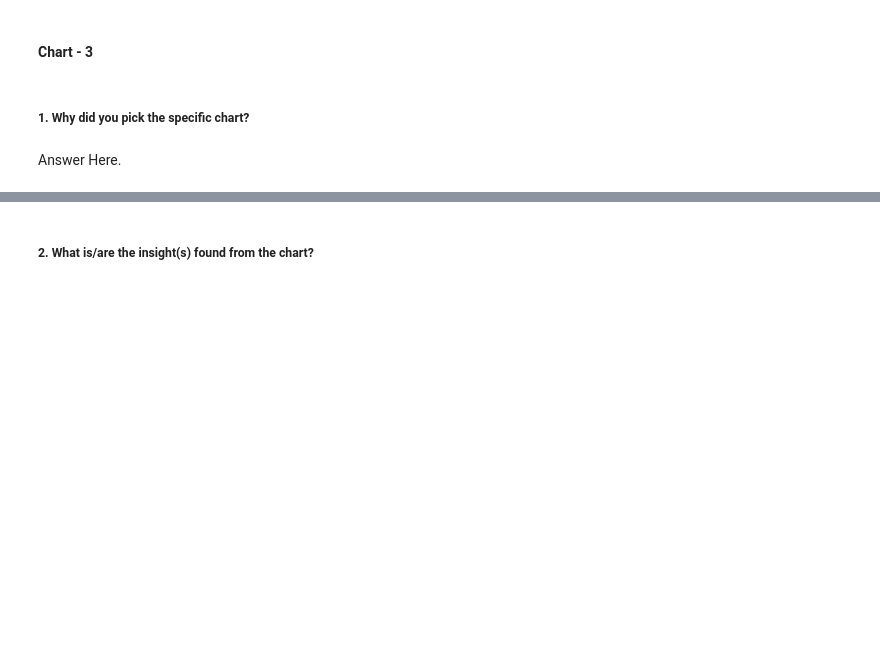
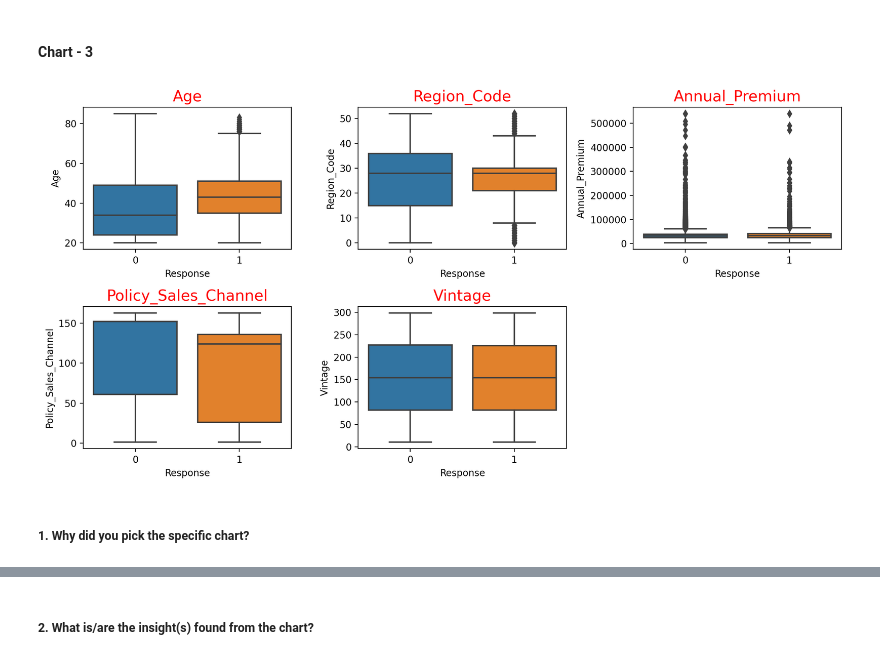
Before and after one commit to saidul-mondal-au7/health_insurance_cross_sell_prediction, a Jupyter notebook: health_insurance_cross_sell_prediction.ipynb, the cells around one changed output, grey strips where cells are left out. Cells and saved outputs as stored; diff of their text form; code cells hidden in the pictures; blank space fills up the shorter version.

```diff
--- a/health_insurance_cross_sell_prediction.ipynb
+++ b/health_insurance_cross_sell_prediction.ipynb
@@ -438,4 +436,21 @@ Are there any insights that lead to negative growth? Justify with specific reaso
+# %%
+# Chart - 3 visualization code
+
+# checking Outliers in numeric features using seaborn boxplot
+
+# list of continuous columns in dataset
+
+list=['Age','Region_Code','Annual_Premium','Policy_Sales_Channel','Vintage']
+
+plt.figure(figsize=(12,6), dpi=200)
+
+for i, feature in enumerate(list):
+    plt.subplot(2, 3, i+1)
+    sns.boxplot(x='Response', y=df[feature], data=df)
+    plt.title(feature, fontsize=16, color='red')
+
+plt.tight_layout()
+# %% [output]
+[figure, added]
 # %% [markdown]
 ##### 1. Why did you pick the specific chart?
-# %% [markdown]
-Answer Here.
```
Also changed, not shown: parts of 24 cells of this notebook.
